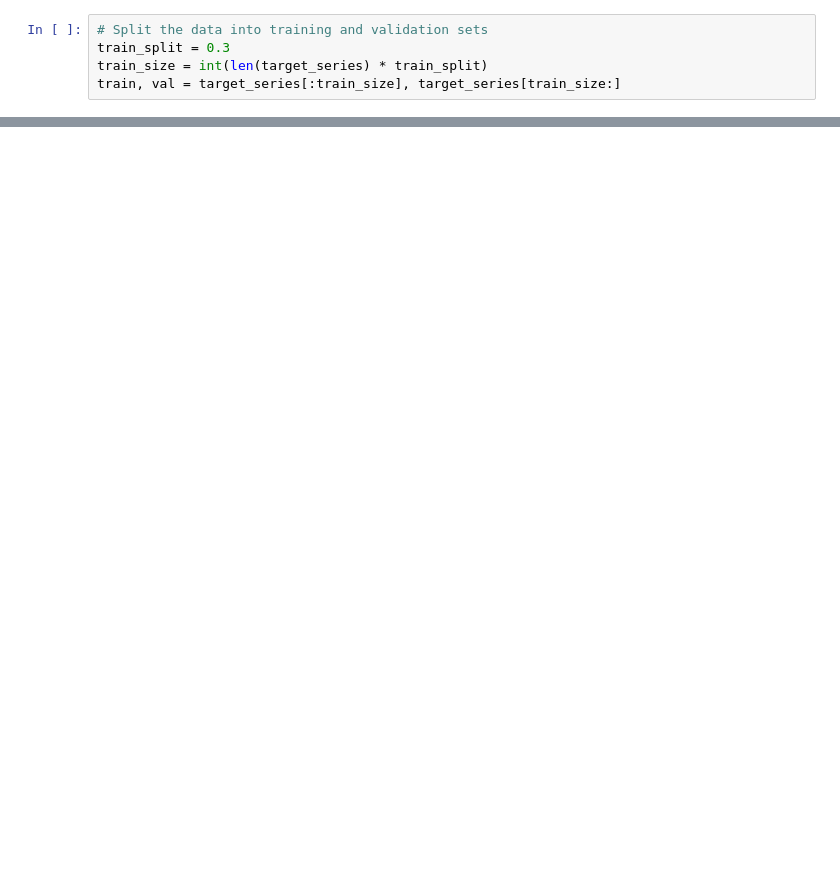
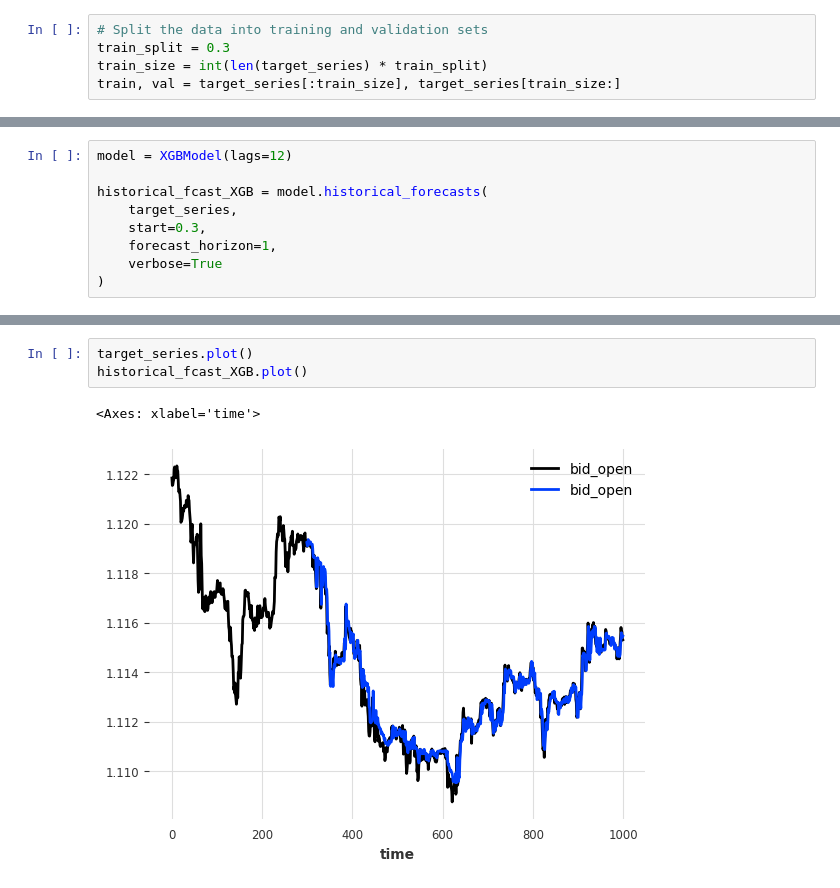
Before and after one commit to Paul-Jarschke/Time-Series-Ensembles, a Jupyter notebook: project/pipeline/models_paul.ipynb, the cells around one changed output, grey strips where cells are left out. Saved outputs shown, nothing was run; the diff lists cells and outputs as text; blank space fills up the shorter version.

```diff
--- a/project/pipeline/models_paul.ipynb
+++ b/project/pipeline/models_paul.ipynb
@@ -100,0 +97,9 @@ NameError: name 'XGBModel' is not defined
+# %%
+model = XGBModel(lags=12)
+
+historical_fcast_XGB = model.historical_forecasts(
+    target_series,
+    start=0.3,
+    forecast_horizon=1,
+    verbose=True
+)
@@ -100,0 +108,6 @@ NameError: name 'XGBModel' is not defined
+# %%
+target_series.plot()
+historical_fcast_XGB.plot()
+# %% [output]
+<Axes: xlabel='time'>
+[figure, added]
```
Also changed, not shown: parts of 11 cells of this notebook.
